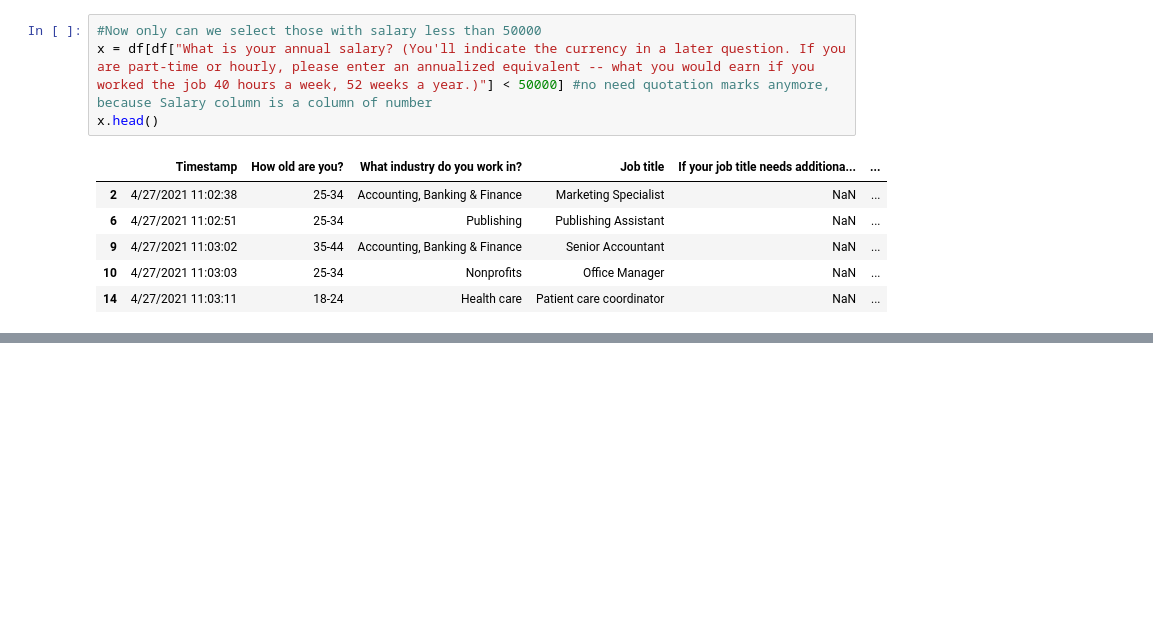
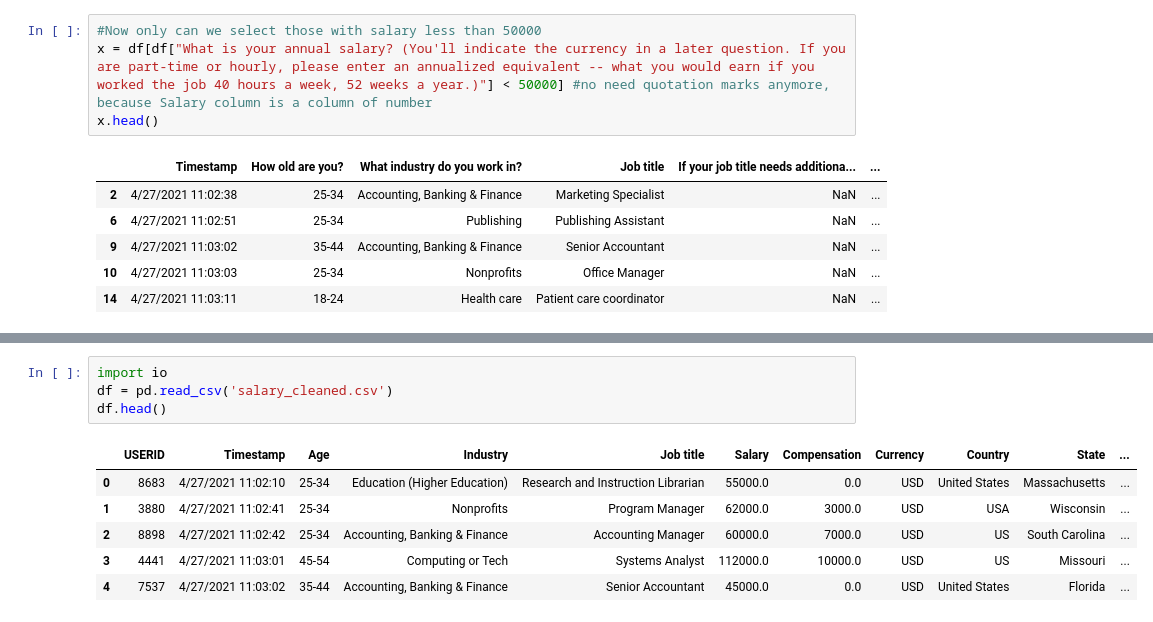
Before and after one commit to lhrong16/Data-Science, a Jupyter notebook: Kaggle3.ipynb, the cells around one changed output, grey strips where cells are left out. Drawn from its saved outputs; the diff is of its cells as text; blank space fills up the shorter version.

```diff
--- a/Kaggle3.ipynb
+++ b/Kaggle3.ipynb
@@ -152,0 +203,11 @@ x = df['Context'] # we assign the column 'Context' from the dataframe df to vari
+# %%
+import io
+df = pd.read_csv('salary_cleaned.csv')
+df.head()
+# %% [output]
+|  | USERID | Timestamp | Age | Industry | Job title | Salary | Compensation | Currency | Country | State | ... |
+| 0 | 8683 | 4/27/2021 11:02:10 | 25-34 | Education (Higher Education) | Research and Instruction Librarian | 55000.0 | 0.0 | USD | United States | Massachusetts | ... |
+| 1 | 3880 | 4/27/2021 11:02:41 | 25-34 | Nonprofits | Program Manager | 62000.0 | 3000.0 | USD | USA | Wisconsin | ... |
+| 2 | 8898 | 4/27/2021 11:02:42 | 25-34 | Accounting, Banking & Finance | Accounting Manager | 60000.0 | 7000.0 | USD | US | South Carolina | ... |
+| 3 | 4441 | 4/27/2021 11:03:01 | 45-54 | Computing or Tech | Systems Analyst | 112000.0 | 10000.0 | USD | US | Missouri | ... |
+| 4 | 7537 | 4/27/2021 11:03:02 | 35-44 | Accounting, Banking & Finance | Senior Accountant | 45000.0 | 0.0 | USD | United States | Florida | ... |
```
Also changed, not shown: parts of 12 cells of this notebook.
